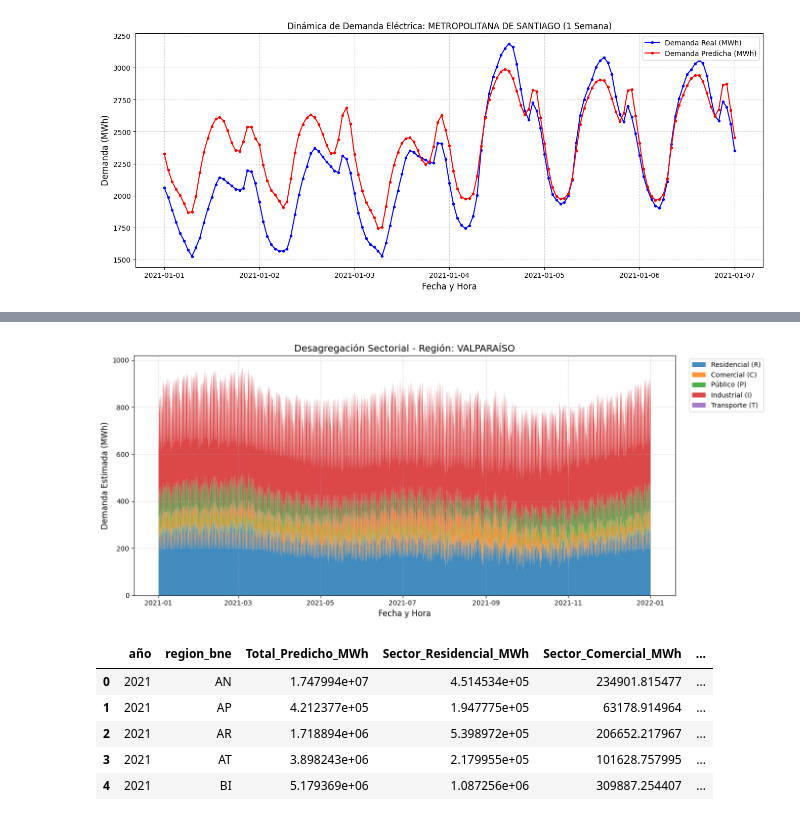
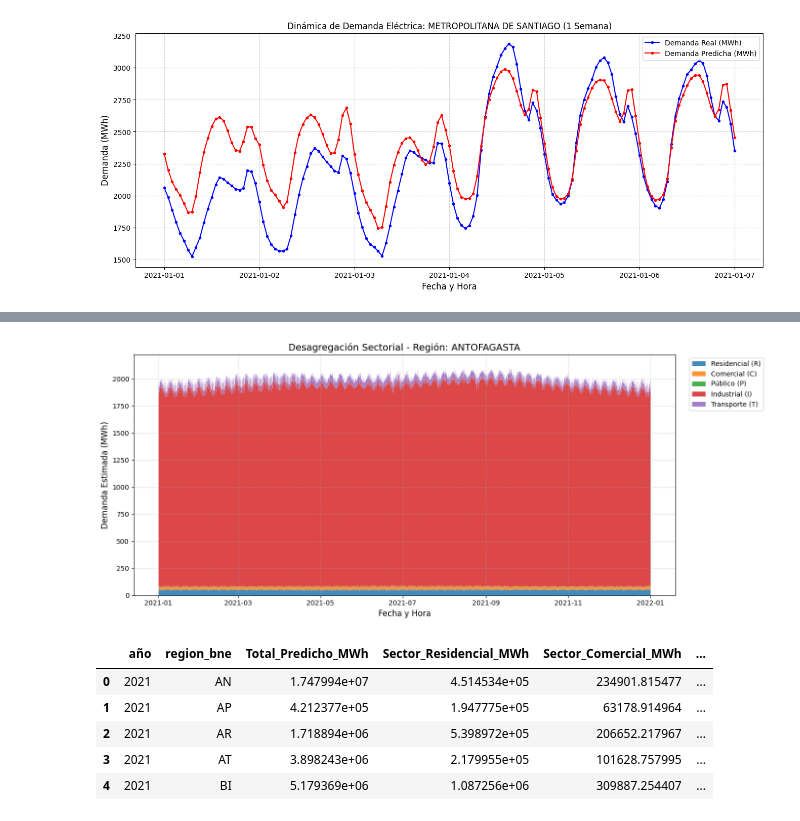
Before and after one commit to FCR-CSET-Merlin/MERLIN_EDM, a Jupyter notebook: prototipo_3/notebooks/modelo_reg.ipynb, the cells around one changed output, grey strips where cells are left out. Drawn from its saved outputs; the diff is of its cells as text; code cells hidden in the pictures.

```diff
--- a/prototipo_3/notebooks/modelo_reg.ipynb
+++ b/prototipo_3/notebooks/modelo_reg.ipynb
@@ -262,9 +269,9 @@ def graficar_demanda_areas_apiladas(df, nombre_region):
     plt.show()
 # %%
 # --- EJEMPLO DE USO ---
-graficar_demanda_areas_apiladas(df_final, 'VALPARAÍSO')
+graficar_demanda_areas_apiladas(df_final, 'ANTOFAGASTA')
 # %% [output]
-[figure, old version]
+[figure, new version]
 # %%
 def obtener_totales_anuales_sectoriales(df):
     df_calc = df.copy()
```
Also changed, not shown: parts of 4 cells of this notebook.
